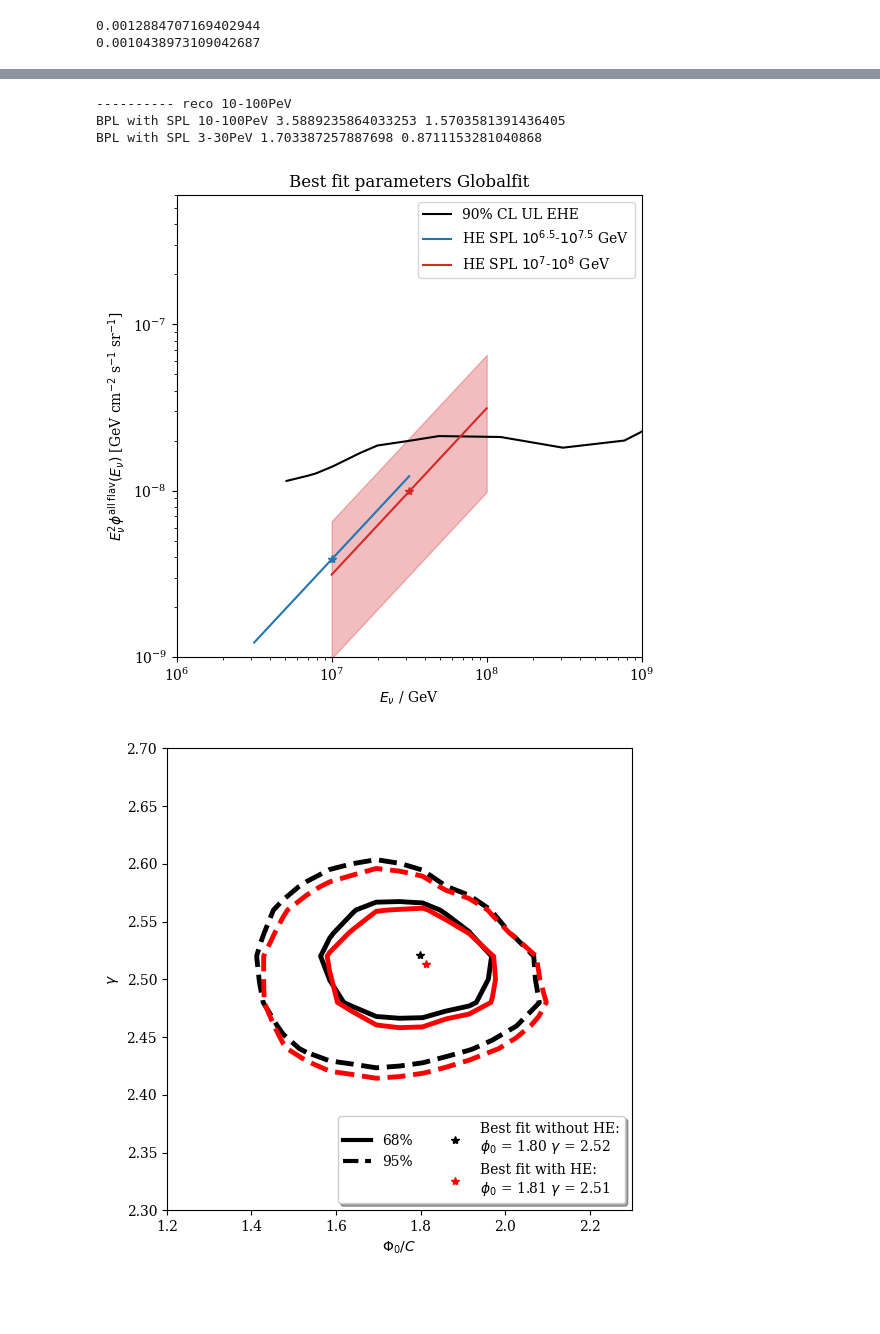
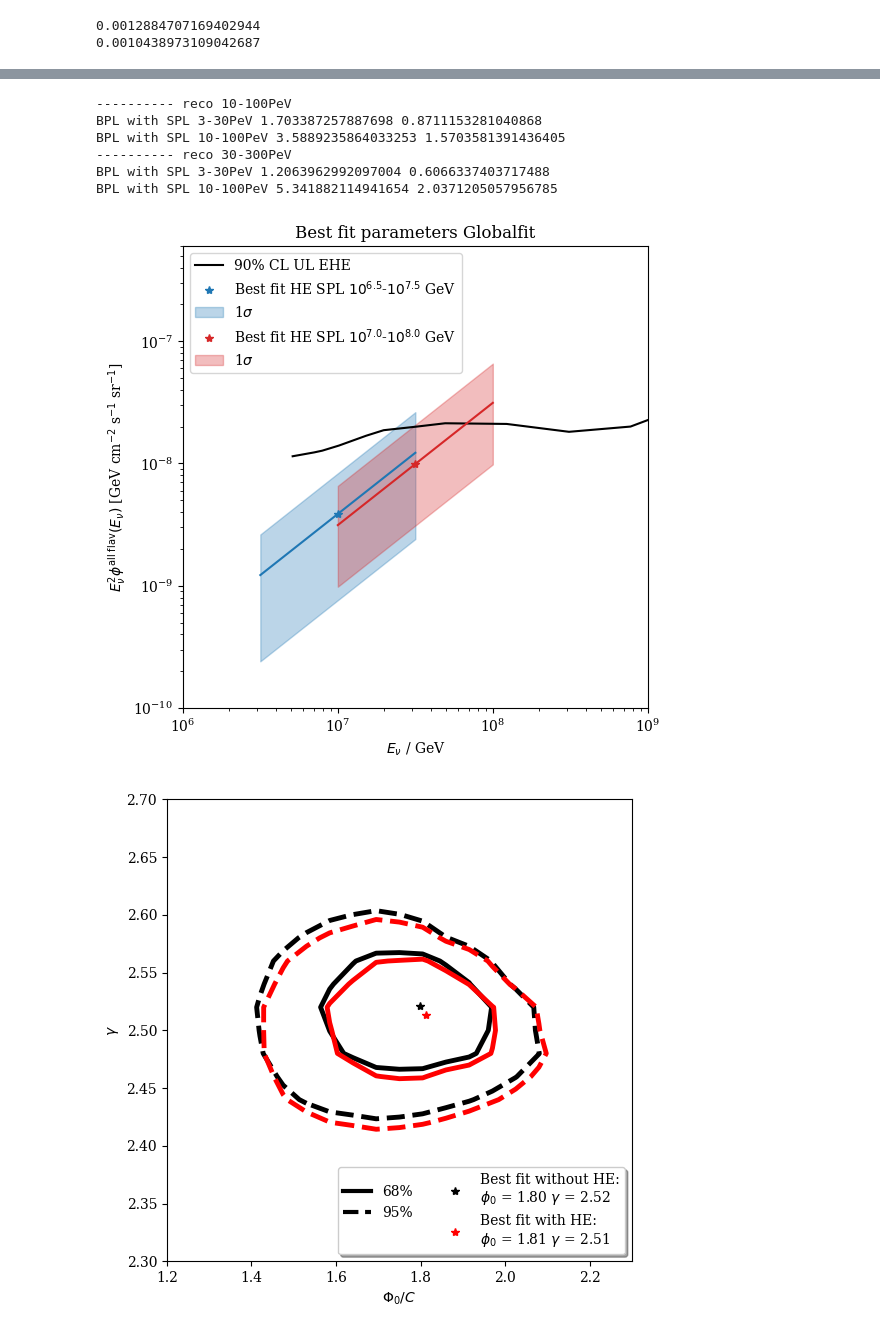
Before and after one commit to tjuanve/icc-ana, a Jupyter notebook: combined_track_shower/plots/diffuse_call_12dec_extraSPL.ipynb, the cells around one changed output, grey strips where cells are left out. Cells and saved outputs as stored; diff of their text form; code cells hidden in the pictures; blank space fills up the shorter version.

```diff
--- a/combined_track_shower/plots/diffuse_call_12dec_extraSPL.ipynb
+++ b/combined_track_shower/plots/diffuse_call_12dec_extraSPL.ipynb
@@ -235,13 +266,21 @@ def calculate_sigma(chi2_value, degrees_of_freedom = 3):
 
 
 degrees_of_freedom = 1
+
 print(10*"-", "reco 10-100PeV")
-print("BPL with SPL 10-100PeV",-2*(bestfits["BPL_10_100PeV"].llh-bestfits["BPL_10_100PeV_bench"].llh), calculate_sigma( -2*(bestfits["BPL_10_100PeV"].llh-bestfits["BPL_10_100PeV_bench"].llh), degrees_of_freedom=degrees_of_freedom ) )
-print("BPL with SPL 3-30PeV",-2*(bestfits["BPL_3_30PeV"].llh-bestfits["BPL_10_100PeV_bench"].llh), calculate_sigma( -2*(bestfits["BPL_3_30PeV"].llh-bestfits["BPL_10_100PeV_bench"].llh), degrees_of_freedom=degrees_of_freedom ) )
+print("BPL with SPL 3-30PeV",-2*(bestfits["reco_10_100_extraSPL_3_30"].llh-bestfits["reco_10_100"].llh), calculate_sigma( -2*(bestfits["reco_10_100_extraSPL_3_30"].llh-bestfits["reco_10_100"].llh), degrees_of_freedom=degrees_of_freedom ) )
+print("BPL with SPL 10-100PeV",-2*(bestfits["reco_10_100_extraSPL_10_100"].llh-bestfits["reco_10_100"].llh), calculate_sigma( -2*(bestfits["reco_10_100_extraSPL_10_100"].llh-bestfits["reco_10_100"].llh), degrees_of_freedom=degrees_of_freedom ) )
+
+print(10*"-", "reco 30-300PeV")
+print("BPL with SPL 3-30PeV",-2*(bestfits["reco_30_300_extraSPL_3_30"].llh-bestfits["reco_30_300"].llh), calculate_sigma( -2*(bestfits["reco_30_300_extraSPL_3_30"].llh-bestfits["reco_30_300"].llh), degrees_of_freedom=degrees_of_freedom ) )
+print("BPL with SPL 10-100PeV",-2*(bestfits["reco_30_300_extraSPL_10_100"].llh-bestfits["reco_30_300"].llh), calculate_sigma( -2*(bestfits["reco_30_300_extraSPL_10_100"].llh-bestfits["reco_30_300"].llh), degrees_of_freedom=degrees_of_freedom ) )
 # %% [output]
 ---------- reco 10-100PeV
+BPL with SPL 3-30PeV 1.703387257887698 0.8711153281040868
 BPL with SPL 10-100PeV 3.5889235864033253 1.5703581391436405
-BPL with SPL 3-30PeV 1.703387257887698 0.8711153281040868
+---------- reco 30-300PeV
+BPL with SPL 3-30PeV 1.2063962992097004 0.6066337403717488
+BPL with SPL 10-100PeV 5.341882114941654 2.0371205057956785
 # %%
 # import EHE differential limits
 ehe_csv = pd.read_csv("/data/user/tvaneede/GlobalFit/analysis/combined_track_shower/plots/quasi_diff_ehe_ul.csv")
@@ -260,9 +299,8 @@ flux_powerlaw = {}
 flux_powerlaw_low = {}
 flux_powerlaw_high = {}
 
-# keys = ["BPL_3_30PeV","BPL_10_100PeV","BPL_30_300PeV", "BPL_100_1000PeV"]
-keys = ["BPL_3_30PeV","BPL_10_100PeV"]
-labels = [r"HE SPL $10^{6.5}$-$10^{7.5}$ GeV",r"HE SPL $10^7$-$10^8$ GeV",r"HE $10^{7.5}$-$10^{8.5}$ GeV",r"HE $10^8$-$10^9$ GeV"]
+keys = ["reco_10_100_extraSPL_3_30","reco_10_100_extraSPL_10_100"]
+labels = [r"Best fit HE SPL $10^{6.5}$-$10^{7.5}$ GeV",r"Best fit HE SPL $10^{7.0}$-$10^{8.0}$ GeV",r"HE $10^{7.5}$-$10^{8.5}$ GeV",r"HE $10^8$-$10^9$ GeV"]
 astro_he_norm_keys = ["astro_he_norm_3_30PeV","astro_he_norm_10_100PeV","astro_he_norm_30_300PeV","astro_he_norm_100_1000PeV"]
 bounds = [(6.5,7.5),(7,8),(7.5,8.5),(8,9)]
 centers = [7.5,8.,8.5]
@@ -272,43 +310,52 @@ colors = ["C0", "C3", "C2", "C4"]
 # plotting
 fig, (ax) = plt.subplots(1, 1)
 
 ax.plot( ehe_csv["energy"],  ehe_csv["ul"], label = "90% CL UL EHE", color = "black" )
 
 for i,key in enumerate(keys):
     bestfit_astro_he_norm[key] = bestfits[key][astro_he_norm_keys[i]]
     log_energies[key] = np.linspace(bounds[i][0],bounds[i][1],1001)
     energies[key] = 10**log_energies[key]
     flux_powerlaw[key] = powerlaw( energies[key], norm = bestfit_astro_he_norm[key]*norm_factor, gamma = 1)
-    ax.plot( energies[key], flux_powerlaw[key], label = labels[i], color = colors[i] )
-    ax.plot( [10**centers[i]], [3*bestfit_astro_he_norm[key]*norm_factor*(10**centers[i]/1e5)**(2-1.0)], "*", color = colors[i] )
+    ax.plot( energies[key], flux_powerlaw[key],  color = colors[i] )
+    ax.plot( [10**centers[i]], [3*bestfit_astro_he_norm[key]*norm_factor*(10**centers[i]/1e5)**(2-1.0)], "*", label = labels[i],color = colors[i] )
 
-key = "BPL_10_100PeV"
+    bestfit_astro_he_norm_low[key] = errors[key]["low"]
+    bestfit_astro_he_norm_high[key] = errors[key]["high"]
+
+    flux_powerlaw_low[key] = powerlaw( energies[key], norm = bestfit_astro_he_norm_low[key]*norm_factor, gamma = 1)
+    flux_powerlaw_high[key] = powerlaw( energies[key], norm = bestfit_astro_he_norm_high[key]*norm_factor, gamma = 1)
+
+    plt.fill_between( energies[key], flux_powerlaw_low[key], flux_powerlaw_high[key], color=colors[i], alpha=0.3, label = r"1$\sigma$")
+
+
+key = "reco_10_100_extraSPL_10_100"
 i = 1
 
-bestfit_astro_he_norm_low[key] = errors[key]["low"]
-bestfit_astro_he_norm_high[key] = errors[key]["high"]
+# bestfit_astro_he_norm_low[key] = errors[key]["low"]
+# bestfit_astro_he_norm_high[key] = errors[key]["high"]
 
-flux_powerlaw_low[key] = powerlaw( energies[key], norm = bestfit_astro_he_norm_low[key]*norm_factor, gamma = 1)
-flux_powerlaw_high[key] = powerlaw( energies[key], norm = bestfit_astro_he_norm_high[key]*norm_factor, gamma = 1)
+# flux_powerlaw_low[key] = powerlaw( energies[key], norm = bestfit_astro_he_norm_low[key]*norm_factor, gamma = 1)
+# flux_powerlaw_high[key] = powerlaw( energies[key], norm = bestfit_astro_he_norm_high[key]*norm_factor, gamma = 1)
 
-plt.fill_between( energies[key], flux_powerlaw_low[key], flux_powerlaw_high[key], color=colors[i], alpha=0.3)
+# plt.fill_between( energies[key], flux_powerlaw_low[key], flux_powerlaw_high[key], color=colors[i], alpha=0.3, label = r"1$\sigma$")
 
 ax.set_xlabel(r"$E_{\nu}$ / GeV")
 ax.set_ylabel(r"$E_{\nu}^2 \phi^{\text{all flav}}(E_\nu)$ [GeV cm$^{-2}$ s$^{-1}$ sr$^{-1}$]")
 
 ax.set_title("Best fit parameters Globalfit")
 
 ax.set_yscale("log")
 ax.set_xscale("log")
 
 ax.set_xlim( [ 1e6,1e9 ])
-ax.set_ylim( [ 1e-9,6e-7 ])
+ax.set_ylim( [ 1e-10,6e-7 ])
 
 ax.legend(ncol = 1)
 
 plt.savefig(f"{plotting_path}/diff_limit_ehe_reco_10_100PeV.pdf")
 # %% [output]
-[figure, old version]
+[figure, new version]
 # %%
 name1 = "SPL_10_100PeV_2D"
 name2 = "he_SPL_10_100PeV_2D"
```
Also changed, not shown: parts of 8 cells of this notebook, 3 other files.
